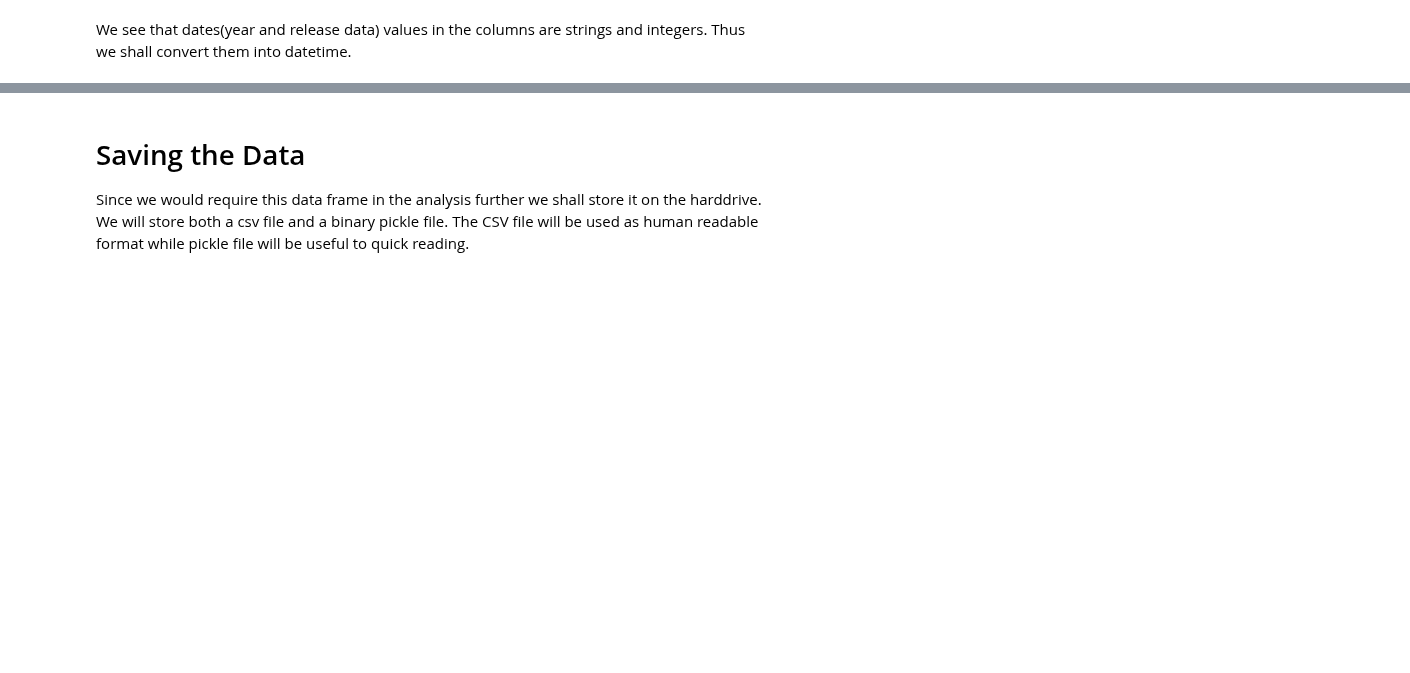
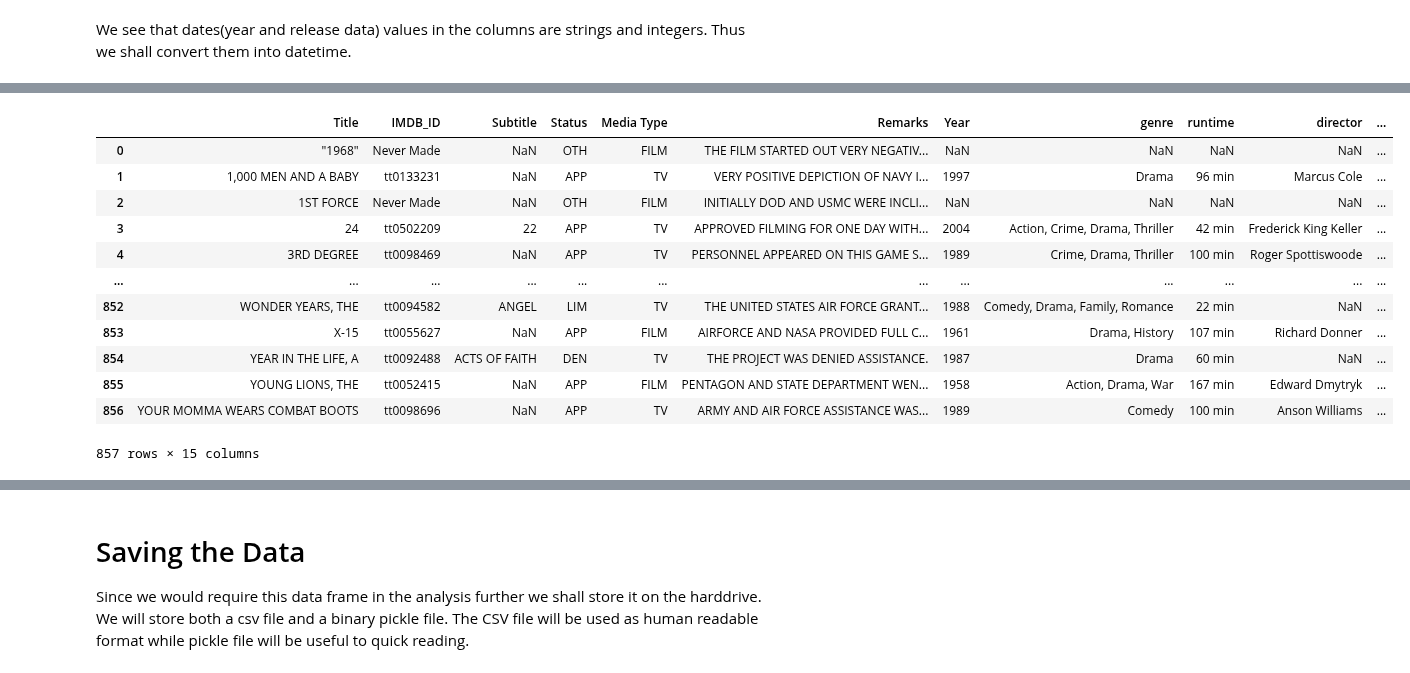
Before and after one commit to ravinitheshreddy/SubtlePropaganda, a Jupyter notebook: data_aggregation.ipynb, the cells around one changed output, grey strips where cells are left out. Drawn from its saved outputs; the diff is of its cells as text; code cells hidden in the pictures; blank space fills up the shorter version.

```diff
--- a/data_aggregation.ipynb
+++ b/data_aggregation.ipynb
@@ -141,0 +154,30 @@ dod_movies_with_addl_data
+# %%
+# join the dod_movies_with_addl_data created above with crews dataset for directors informations
+dod_movies_with_addl_data_with_directors = pd.merge(dod_movies_with_addl_data,
+                                                    crews[['tconst', 'directors']],
+                                                    how ='left',
+                                                    left_on='IMDB_ID',
+                                                    right_on='tconst').drop('tconst', axis=1)
+
+# In directors column from crews dataset, the NaN values are represented with '\N', so we should replace it with NaN
+directors_dict_clean = {'\\N': np.NaN}
+dod_movies_with_addl_data_with_directors.directors.replace(directors_dict_clean, inplace=True)
+
+
+# create a dictionary with director names and their ids
+dict_director = names[['nconst', 'primaryName']].set_index('nconst').to_dict()['primaryName']
+dod_movies_with_addl_data_with_directors
+# %% [output]
+|  | Title | IMDB_ID | Subtitle | Status | Media Type | Remarks | Year | genre | runtime | director | ... |
+| 0 | "1968" | Never Made | NaN | OTH | FILM | THE FILM STARTED OUT VERY NEGATIV... | NaN | NaN | NaN | NaN | ... |
+| 1 | 1,000 MEN AND A BABY | tt0133231 | NaN | APP | TV | VERY POSITIVE DEPICTION OF NAVY I... | 1997 | Drama | 96 min | Marcus Cole | ... |
+| 2 | 1ST FORCE | Never Made | NaN | OTH | FILM | INITIALLY DOD AND USMC WERE INCLI... | NaN | NaN | NaN | NaN | ... |
+| 3 | 24 | tt0502209 | 22 | APP | TV | APPROVED FILMING FOR ONE DAY WITH... | 2004 | Action, Crime, Drama, Thriller | 42 min | Frederick King Keller | ... |
+| 4 | 3RD DEGREE | tt0098469 | NaN | APP | TV | PERSONNEL APPEARED ON THIS GAME S... | 1989 | Crime, Drama, Thriller | 100 min | Roger Spottiswoode | ... |
+| ... | ... | ... | ... | ... | ... | ... | ... | ... | ... | ... | ... |
+| 852 | WONDER YEARS, THE | tt0094582 | ANGEL | LIM | TV | THE UNITED STATES AIR FORCE GRANT... | 1988 | Comedy, Drama, Family, Romance | 22 min | NaN | ... |
+| 853 | X-15 | tt0055627 | NaN | APP | FILM | AIRFORCE AND NASA PROVIDED FULL C... | 1961 | Drama, History | 107 min | Richard Donner | ... |
+| 854 | YEAR IN THE LIFE, A | tt0092488 | ACTS OF FAITH | DEN | TV | THE PROJECT WAS DENIED ASSISTANCE. | 1987 | Drama | 60 min | NaN | ... |
+| 855 | YOUNG LIONS, THE | tt0052415 | NaN | APP | FILM | PENTAGON AND STATE DEPARTMENT WEN... | 1958 | Action, Drama, War | 167 min | Edward Dmytryk | ... |
+| 856 | YOUR MOMMA WEARS COMBAT BOOTS | tt0098696 | NaN | APP | TV | ARMY AND AIR FORCE ASSISTANCE WAS... | 1989 | Comedy | 100 min | Anson Williams | ... |
+857 rows × 15 columns
```
Also changed, not shown: parts of 13 cells of this notebook, 2 other files.
